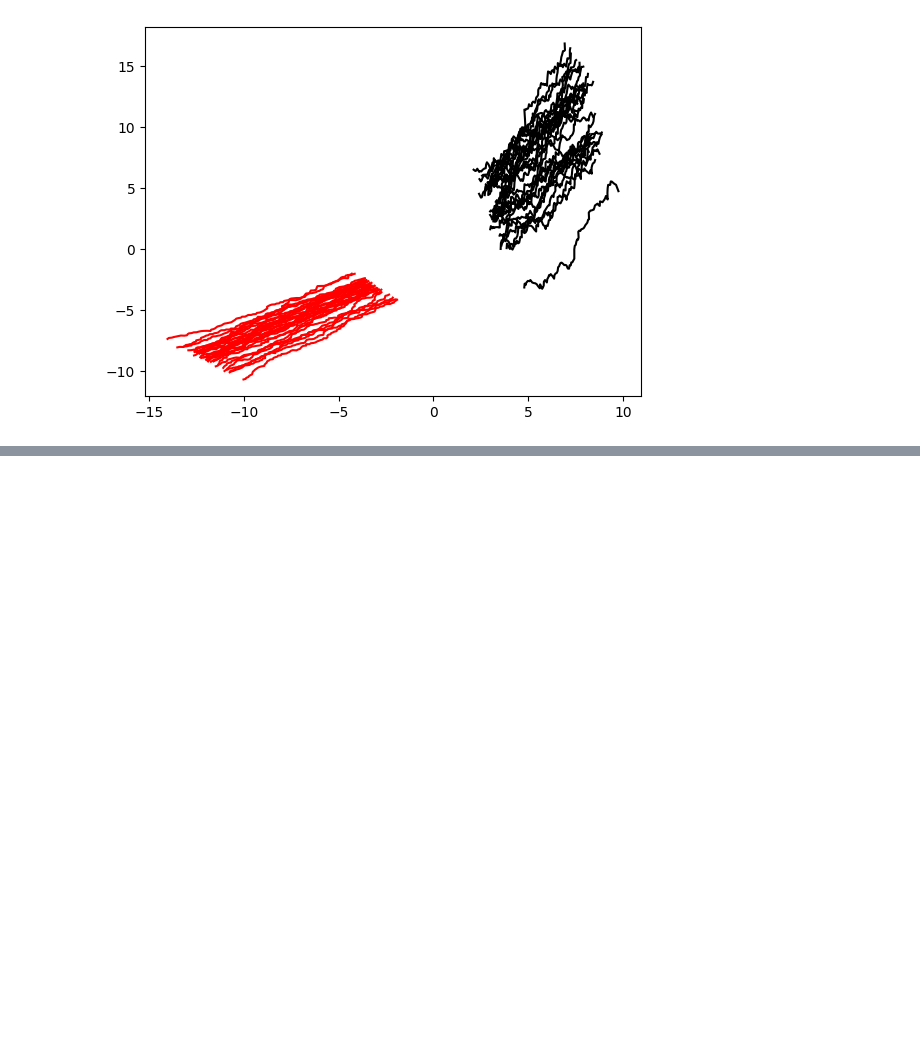
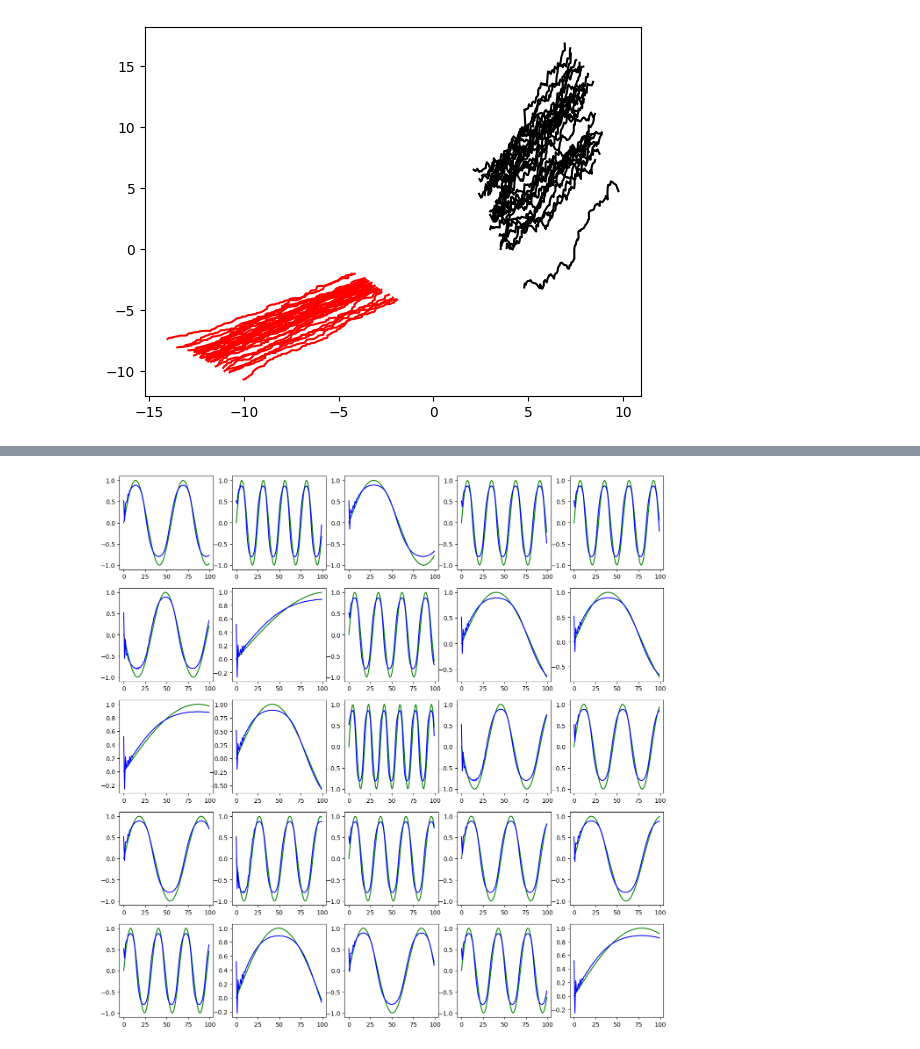
Before and after one commit to claCase/Variational-Latent-Sequence-Clustering, a Jupyter notebook: tf_lite_convert.ipynb, the cells around one changed output, grey strips where cells are left out. Cells and saved outputs as stored; diff of their text form; code cells hidden in the pictures; blank space fills up the shorter version.

```diff
--- a/tf_lite_convert.ipynb
+++ b/tf_lite_convert.ipynb
@@ -211,0 +184,11 @@ Your kernel may have been built without NUMA support.
+# %%
+reload(models)
+rnnmodel = models.RecurrentNN(1, 15, activation="tanh", recurrent_activation="tanh")
+o = rnnmodel(traj)
+o = rnnmodel.sample(traj)
+# %%
+reload(models)
+rnnmodel2 = models.RecurrentNN(1, 15, activation="tanh", recurrent_activation="tanh")
+_ = rnnmodel2(traj)
+rnnmodel2.set_weights(rnnmodel.get_weights())
+rnnmodel = rnnmodel2
@@ -211,0 +217,27 @@ Your kernel may have been built without NUMA support.
+# %%
+out = rnnmodel(traj, training=False)
+x_samples = out["output"].numpy()
+
+if sin:
+    plt.figure(figsize=(16, 16))
+    for i in range(1, 26):
+        plt.subplot(5, 5, i)
+        plt.plot(
+            traj[i * 2, :, 0], color="green"
+        )
+        plt.plot(
+            x_samples[i * 2, :, 0], color="blue"
+        )
+else:
+    plt.figure(figsize=(16, 16))
+    for i in range(1, 26):
+        plt.subplot(5, 5, i)
+        plt.plot(
+            traj[i * 5, :, 0], traj[i * 5, :, 1], color="green"
+        )
+        plt.plot(
+            x_samples[i * 5, :, 0], x_samples[i * 5, :, 1], color="blue"
+        )
+plt.show()
+# %% [output]
+[figure, added]
```
Also changed, not shown: parts of 28 cells of this notebook.
